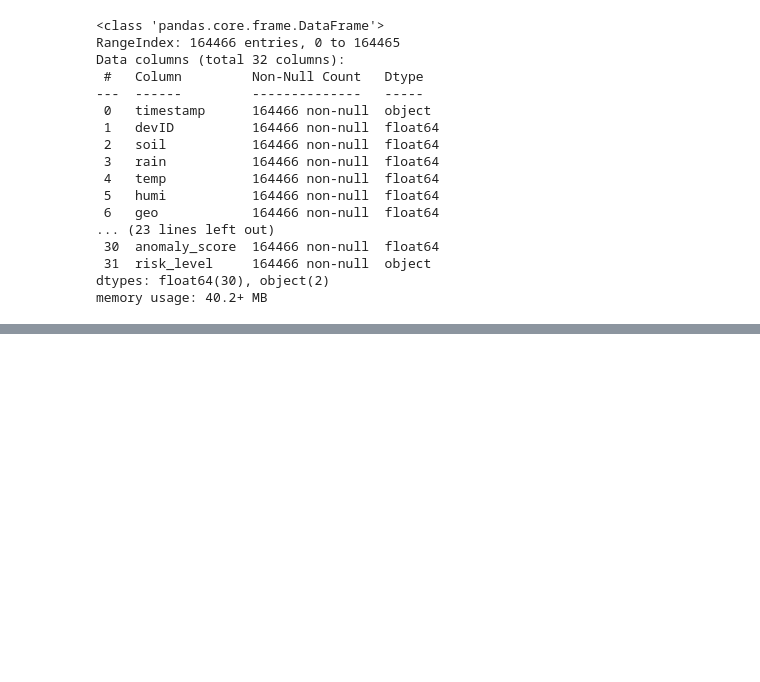
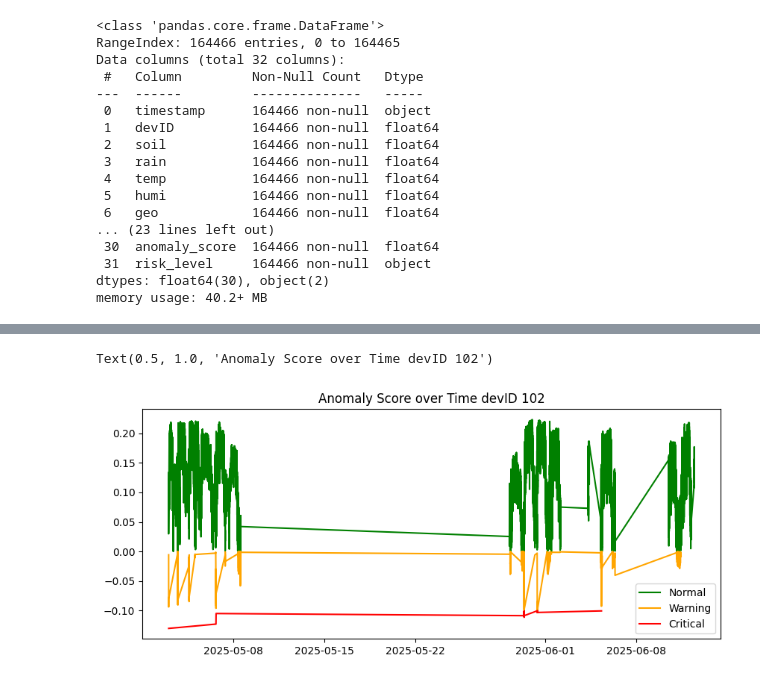
Before and after one commit to Ahmadaduwa/Landslide, a Jupyter notebook: Isolation_Forest.ipynb, the cells around one changed output, grey strips where cells are left out. Cells and saved outputs as stored; diff of their text form; code cells hidden in the pictures; blank space fills up the shorter version.

```diff
--- a/Isolation_Forest.ipynb
+++ b/Isolation_Forest.ipynb
@@ -173,3 +230,16 @@ memory usage: 40.2+ MB
+# %%
+df_dev = df_all_labeled[df_all_labeled['devID'] == 102].copy()
+df_dev['timestamp'] = pd.to_datetime(df_dev['timestamp'])
+df_dev = df_dev.set_index('timestamp').sort_index()
+
+plt.figure(figsize=(10,4))
+for level, color in {'Normal':'green','Warning':'orange','Critical':'red'}.items():
+    df_sub = df_dev[df_dev['risk_level']==level]
+    plt.plot(df_sub.index, df_sub['anomaly_score'], linestyle='-', marker=None, color=color, label=level)
+plt.legend(); plt.title("Anomaly Score over Time devID 102")
+# %% [output]
+Text(0.5, 1.0, 'Anomaly Score over Time devID 102')
+[figure, added]
 # %%
 for feature in feature_cols:
     plt.figure(figsize=(8, 6))
```
Also changed, not shown: parts of 16 cells of this notebook.
